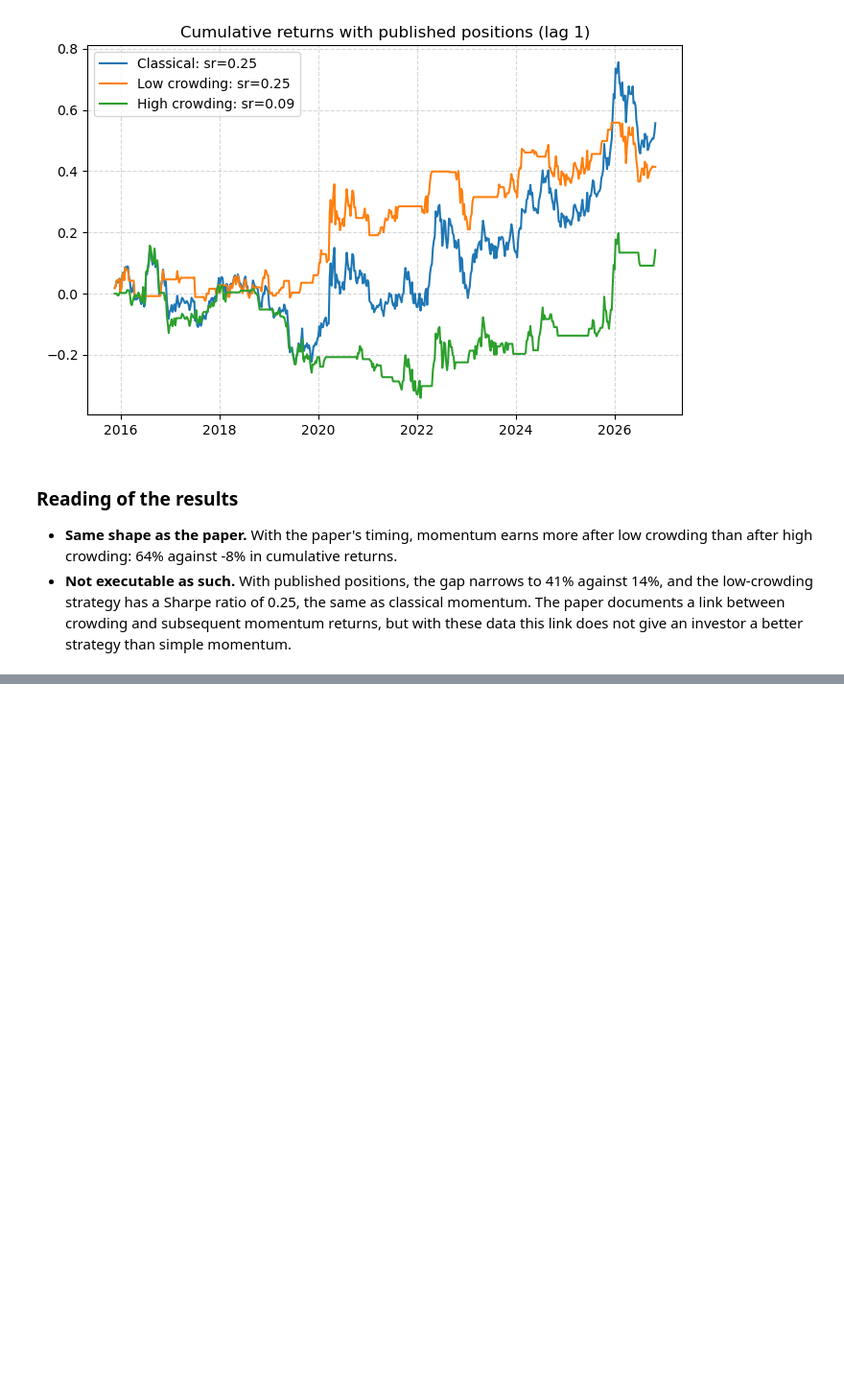
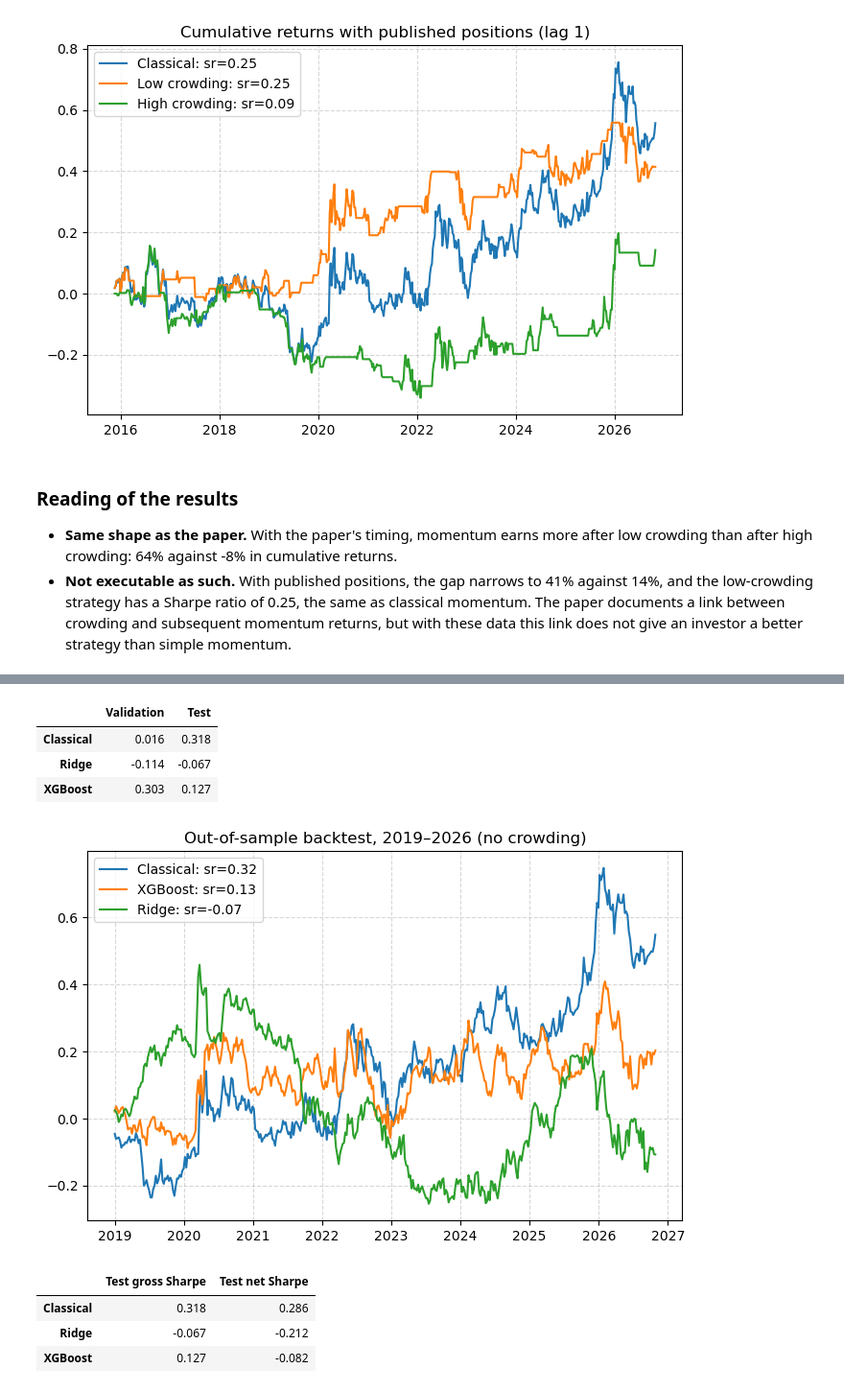
Before and after one commit to hafsaelibrahimi/Crowding-Effect-, a Jupyter notebook: model_new.ipynb, the cells around one changed output, grey strips where cells are left out. Shown at 96% size. Cells and saved outputs as stored; diff of their text form; code cells hidden in the pictures; blank space fills up the shorter version.

```diff
--- a/model.ipynb
+++ b/model_new.ipynb
@@ -499,15 +265,0 @@ report(strategies)
-# %%
-pnls_ml = {name: pnl(positions) for name, positions in strategies.items()}
-line({f"{name}: sr={sr(value):.2f}": value for name, value in pnls_ml.items()},
-     cumsum=True, legend_sharpe_ratio=False, loc="best",
-     title="Momentum vs XGBoost (2023–2026, no crowding)")
-
-pnls_net = {}
-for name, positions in strategies.items():
-    turnover = positions.diff().fillna(positions).abs().sum(axis=1)
-    turnover.index = turnover.index + pd.Timedelta(weeks=1)
-    pnls_net[name] = pnls_ml[name] - COST_BPS / 10000 * turnover.reindex(pnls_ml[name].index).fillna(0)
-
-pd.DataFrame({name: {"Gross Sharpe": sr(pnls_ml[name]),
-                     "Net Sharpe": sr(pnls_net[name])}
-              for name in strategies}).T.round(3)
@@ -563,0 +602,59 @@ dtype: float64
+# %%
+strategies = {"Classical": w.loc[START_ML:features.index[-1]]}
+backtests = {}
+
+for name, method, params in (
+    ("Ridge", "ridge", ridge_params),
+    ("XGBoost", "xgboost", xgb_params),
+):
+    backtest = Backtester(
+        RankModel(method, params), max_train_size=TRAIN_WEEKS,
+        test_size=1, pred_lag=1, start_date=START_ML,
+    )
+    backtest.train(features, target, ret)
+    backtests[name] = backtest
+    strategies[name] = backtest.h_.loc[START_ML:features.index[-1], ETFS]
+
+common = strategies["XGBoost"].index
+strategies = {name: h.loc[common] for name, h in strategies.items()}
+pnls_ml = {name: pnl(h) for name, h in strategies.items()}
+
+periods = {
+    "Validation": slice(START_ML, VALID_END),
+    "Test": slice(TEST_START, None),
+}
+performance = pd.DataFrame({
+    period: {name: sr(returns.loc[dates]) for name, returns in pnls_ml.items()}
+    for period, dates in periods.items()
+})
+display(performance.round(3))
+
+line({f"{name}: sr={sr(value.loc[TEST_START:]):.2f}": value.loc[TEST_START:]
+      for name, value in pnls_ml.items()},
+     cumsum=True, legend_sharpe_ratio=False, loc="best",
+     title="Out-of-sample backtest, 2019–2026 (no crowding)")
+# %% [output]
+|  | Validation | Test |
+| Classical | 0.016 | 0.318 |
+| Ridge | -0.114 | -0.067 |
+| XGBoost | 0.303 | 0.127 |
+[figure, added]
+# %%
+pnls_net = {}
+for name, h in strategies.items():
+    turnover = h.diff().fillna(h).abs().sum(axis=1)
+    turnover.index = turnover.index + pd.Timedelta(weeks=1)
+    pnls_net[name] = pnls_ml[name] - COST_BPS / 10000 * turnover.reindex(pnls_ml[name].index).fillna(0)
+
+pd.DataFrame({
+    name: {
+        "Test gross Sharpe": sr(pnls_ml[name].loc[TEST_START:]),
+        "Test net Sharpe": sr(pnls_net[name].loc[TEST_START:]),
+    }
+    for name in strategies
+}).T.round(3)
+# %% [output]
+|  | Test gross Sharpe | Test net Sharpe |
+| Classical | 0.318 | 0.286 |
+| Ridge | -0.067 | -0.212 |
+| XGBoost | 0.127 | -0.082 |
```
Also changed, not shown: parts of 26 cells of this notebook.
